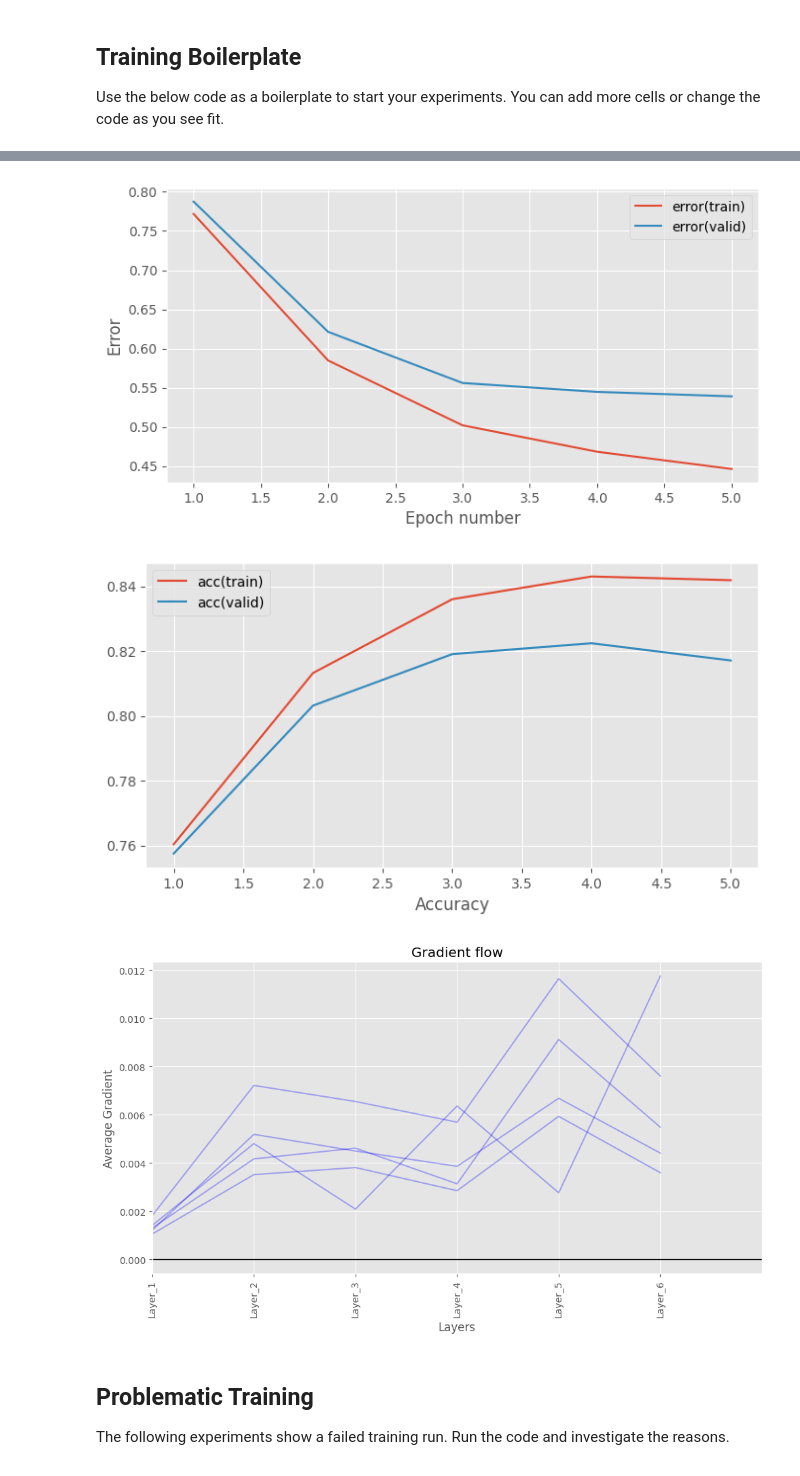
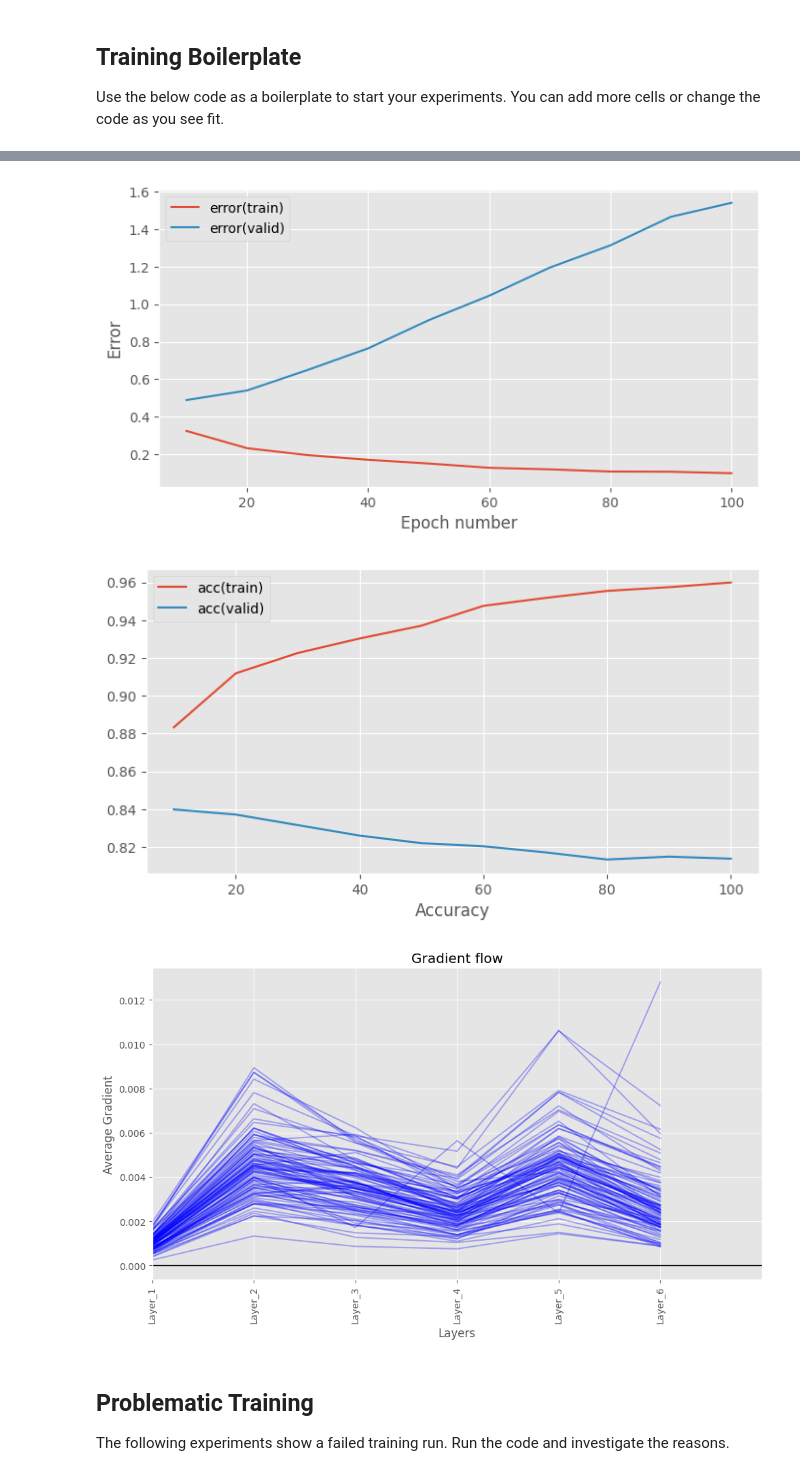
Before and after one commit to Ace0x/mlpractical, a Jupyter notebook: notebooks/Coursework_1.ipynb, the cells around one changed output, grey strips where cells are left out. Cells and saved outputs as stored; diff of their text form; code cells hidden in the pictures.

```diff
--- a/notebooks/Coursework_1.ipynb
+++ b/notebooks/Coursework_1.ipynb
@@ -92,13 +204,10 @@ KeysView(NpzFile 'C:\\Users\\andre\\Documents\\UoE\\mlpractical\\data\\emnist-va
 # The model set up code below is provided as a starting point.
 # You will probably want to add further code cells for the
 # different experiments you run.
-
-%pip install tqdm
-
 # Setup hyperparameters
 learning_rate = 0.001
-num_epochs = 5
-stats_interval = 1
+num_epochs = 100
+stats_interval = 10
 input_dim, output_dim, hidden_dim = 784, 47, 128
 
 weights_init = GlorotUniformInit(rng=rng)
@@ -139,6 +253,6 @@ Epoch 5: 1.3s to complete
-[figure, old version]
+[figure, new version]
-[figure, old version]
+[figure, new version]
-[figure, old version]
+[figure, new version]
 # %% [markdown]
 ## Problematic Training
 
```
Also changed, not shown: parts of 8 cells of this notebook, 9 other files.
